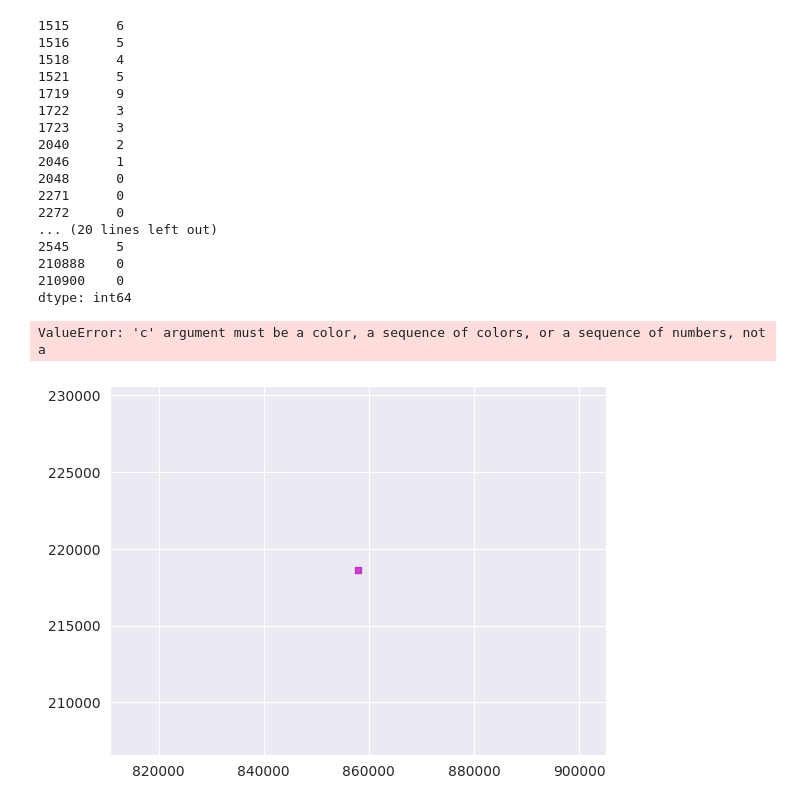
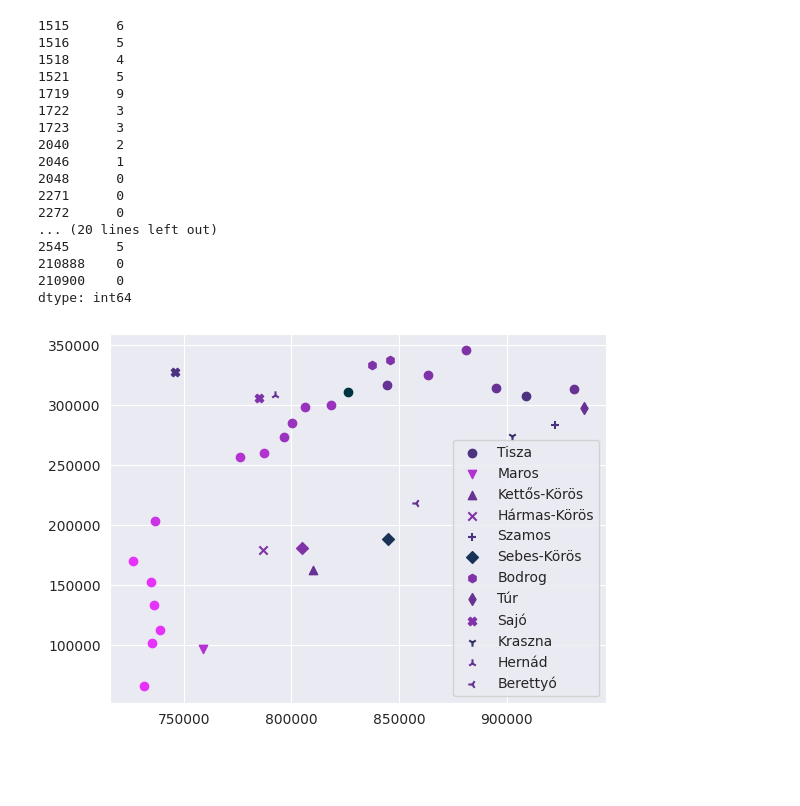
Before and after one commit to theplatters/ecmi-hydrological-forecasting, a Jupyter notebook: notebooks/correlation.ipynb, the cells around one changed output. Drawn from its saved outputs; the diff is of its cells as text; code cells hidden in the pictures; blank space fills up the shorter version.

```diff
--- a/notebooks/correlation.ipynb
+++ b/notebooks/correlation.ipynb
@@ -172,12 +183,33 @@ meta = meta.set_index("reg_number")
 
 meta_nans_removed = meta.loc[list(map(int,cr.columns.tolist()))]
 meta_nans_removed = pd.concat([meta_nans_removed, max_corr], axis=1)
-# %%
-
-from mlxtend.plotting import category_scatter
-
-fig = category_scatter(x='EOVx', y='EOVy', label_col='river', colors='maximum_correlation',
-                       data=meta_nans_removed, legend_loc='upper right')
-# %% [output]
-ValueError: 'c' argument must be a color, a sequence of colors, or a sequence of numbers, not a
-[figure, removed]
+# %%
+marker_dict = {
+    'Tisza': 'o',
+    'Maros': 'v',
+    'Kettős-Körös': '^',
+    'Hármas-Körös': 'x',
+    'Szamos': '+',
+    'Sebes-Körös' : 'D',
+    'Bodrog' : 'h',
+    'Túr' : 'd',
+    'Sajó' : 'X',
+    'Kraszna' : '1',
+    'Hernád' : '2',
+    'Berettyó': '3'}
+
+def rgb(val):
+    return [[0.9 - val * 0.1,0.2, 0.98 - val * 0.08]]
+
+rivers = []
+actors = []
+
+for index,row in meta_nans_removed.iterrows():
+    a = plt.scatter(row['EOVx'],row['EOVy'],c=rgb(row['maximum_correlation']),marker=marker_dict[row['river']])
+    if row['river'] not in rivers:
+        rivers.append(row['river'])
+        actors.append(a)
+plt.legend(actors,meta_nans_removed.river.unique())
+plt.show()
+# %% [output]
+[figure, added]
```
Also changed, not shown: parts of 1 cell of this notebook.
